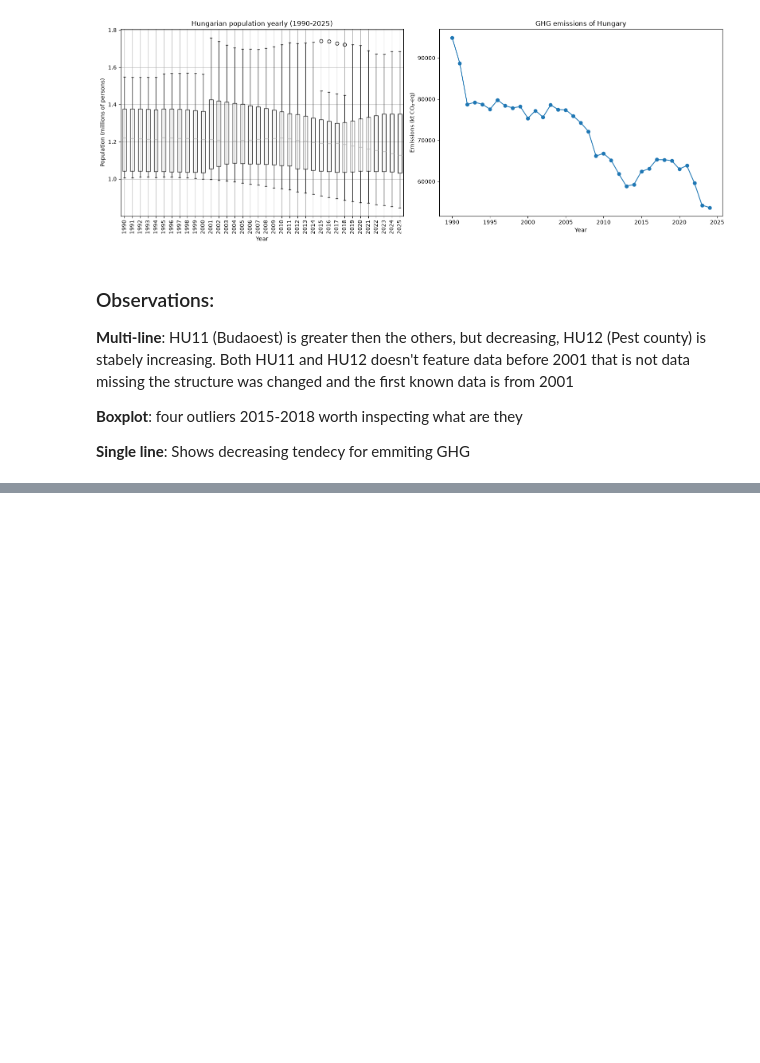
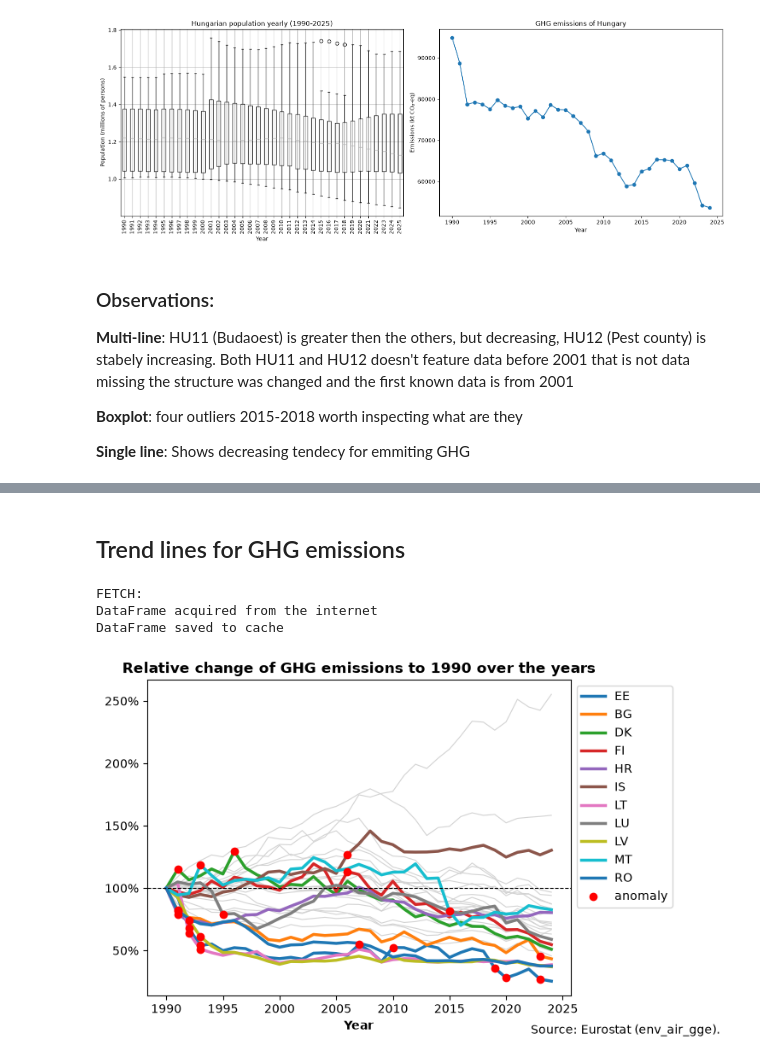
Before and after one commit to RichardPalotai/eurostat-dq, a Jupyter notebook: notebooks/01_eda.ipynb, the cells around one changed output, grey strips where cells are left out. Saved outputs shown, nothing was run; the diff lists cells and outputs as text; code cells hidden in the pictures; blank space fills up the shorter version.

```diff
--- a/notebooks/01_eda.ipynb
+++ b/notebooks/01_eda.ipynb
@@ -494,0 +482,48 @@ DataFrame found in cache
+# %% [markdown]
+## Trend lines for GHG emissions
+# %%
+from eurostat_dq.ingest import fetch_dataset
+from eurostat_dq.clean import to_tidy, apply_slice
+from eurostat_dq.anomaly import isolation_forest
+from eurostat_dq.config import DATASETS, PROJECT_ROOT
+
+import matplotlib.pyplot as plt
+from matplotlib.ticker import FuncFormatter
+
+print("FETCH:")
+code, cfg = "env_air_gge", DATASETS["env_air_gge"]
+raw   = fetch_dataset(code, use_cache=False)
+tidy  = to_tidy(raw)
+clean = apply_slice(tidy, cfg)
+env_anomaly_iso = isolation_forest(clean)
+
+w = env_anomaly_iso.pivot(index="time", columns="geo", values="value")
+idx = w / w.iloc[0] * 100 # Normalize data so the first row becomes 100% and all the other rows show relative percentage changes.
+for c in idx.columns:
+    plt.plot(idx.index, idx[c], color="lightgrey", lw=0.8, zorder=1)
+for c in ["EE", "BG", "DK", "FI", "HR", "IS", "LT", "LU", "LV", "MT", "RO"]:               # cutters, risers, biggest, home
+    plt.plot(idx.index, idx[c], lw=2.5, label=c, zorder=2)
+plt.axhline(100, color="black", ls="--", lw=0.8)  # the 1990 baseline
+
+flagged = env_anomaly_iso[env_anomaly_iso["if_anomaly"]]
+ano = flagged.pivot(index="time", columns="geo", values="if_anomaly")
+result = idx[ano]
+first = True
+for c in ["EE", "BG", "DK", "FI", "HR", "IS", "LT", "LU", "LV", "MT", "RO"]:
+    plt.scatter(result.index, result[c], color="red", marker="o", zorder=3, label="anomaly" if first else None)
+    first = False
+
+plt.title("Relative change of GHG emissions to 1990 over the years", fontweight='bold')
+plt.xlabel("Year", fontweight='bold')
+plt.gca().yaxis.set_major_formatter(FuncFormatter(lambda x, pos: f"{int(x)}%"))
+plt.figtext(1, 0.01, "Source: Eurostat (env_air_gge).", ha="center", va="bottom")
+plt.legend(loc="upper left", bbox_to_anchor=(1,1))
+
+path = PROJECT_ROOT / "reports" / "env_trend_lines.png"
+path.parent.mkdir(parents=True, exist_ok=True)
+plt.savefig(path, dpi=150, bbox_inches="tight")
+# %% [output]
+FETCH:
+DataFrame acquired from the internet
+DataFrame saved to cache
+[figure, added]
```
Also changed, not shown: parts of 2 cells of this notebook, 2 other files.
